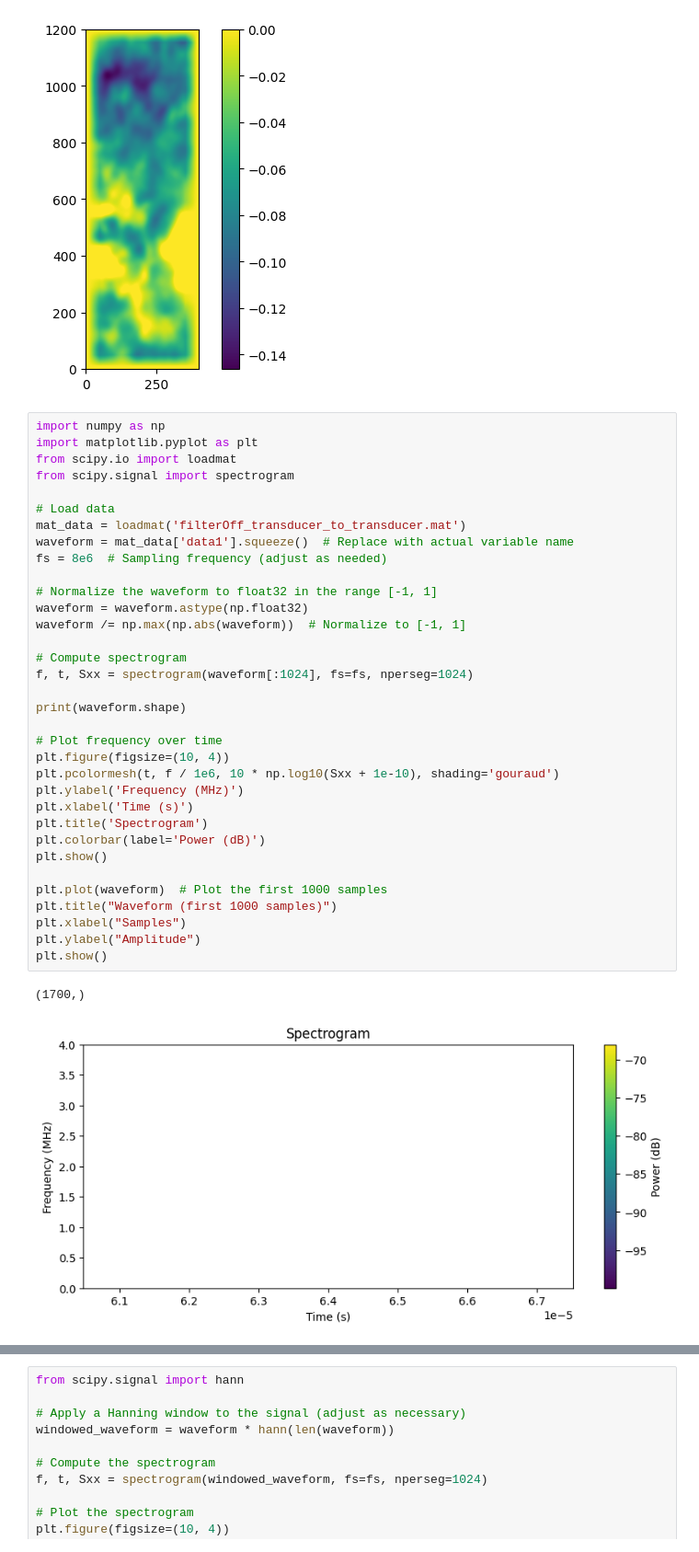
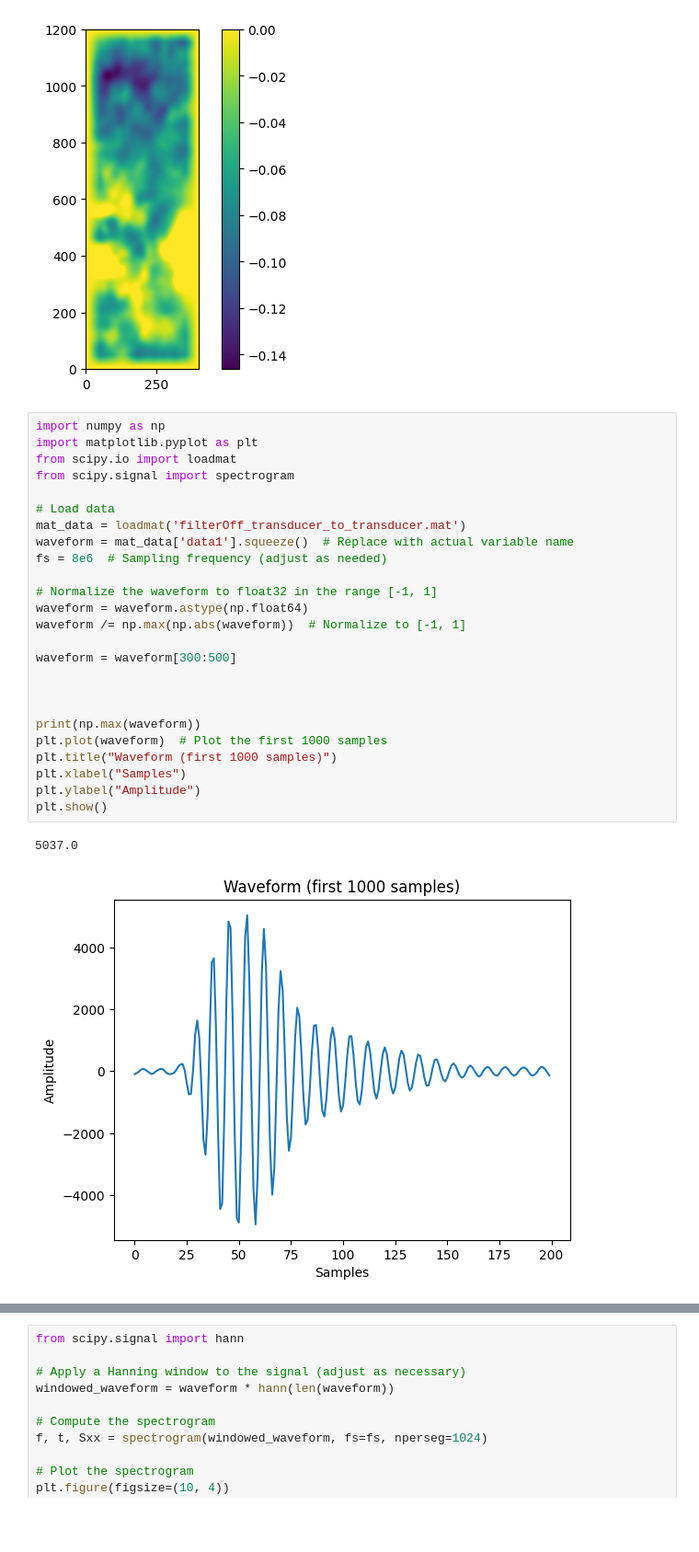
Before and after one commit to sofieothilie/modelling, a Jupyter notebook: test.ipynb, the cells around one changed output, grey strips where cells are left out. Shown at 92% size. Saved outputs shown, nothing was run; the diff lists cells and outputs as text; blank space fills up the shorter version.

```diff
--- a/test.ipynb
+++ b/test.ipynb
@@ -25,37 +25,28 @@ dict_keys(['__header__', '__version__', '__globals__', 'zzz'])
 # %%
 import numpy as np
 import matplotlib.pyplot as plt
 from scipy.io import loadmat
 from scipy.signal import spectrogram
 
 # Load data
 mat_data = loadmat('filterOff_transducer_to_transducer.mat')
 waveform = mat_data['data1'].squeeze()  # Replace with actual variable name
 fs = 8e6  # Sampling frequency (adjust as needed)
 
 # Normalize the waveform to float32 in the range [-1, 1]
-waveform = waveform.astype(np.float32)
+waveform = waveform.astype(np.float64)
 waveform /= np.max(np.abs(waveform))  # Normalize to [-1, 1]
 
-# Compute spectrogram
-f, t, Sxx = spectrogram(waveform[:1024], fs=fs, nperseg=1024)
+waveform = waveform[300:500]
 
-print(waveform.shape)
 
-# Plot frequency over time
-plt.figure(figsize=(10, 4))
-plt.pcolormesh(t, f / 1e6, 10 * np.log10(Sxx + 1e-10), shading='gouraud')
-plt.ylabel('Frequency (MHz)')
-plt.xlabel('Time (s)')
-plt.title('Spectrogram')
-plt.colorbar(label='Power (dB)')
-plt.show()
 
+print(np.max(waveform))
 plt.plot(waveform)  # Plot the first 1000 samples
 plt.title("Waveform (first 1000 samples)")
 plt.xlabel("Samples")
 plt.ylabel("Amplitude")
 plt.show()
 # %% [output]
-(1700,)
+5037.0
-[figure, old version]
+[figure, new version]
```
Also changed, not shown: parts of 2 cells of this notebook, 10 other files.
